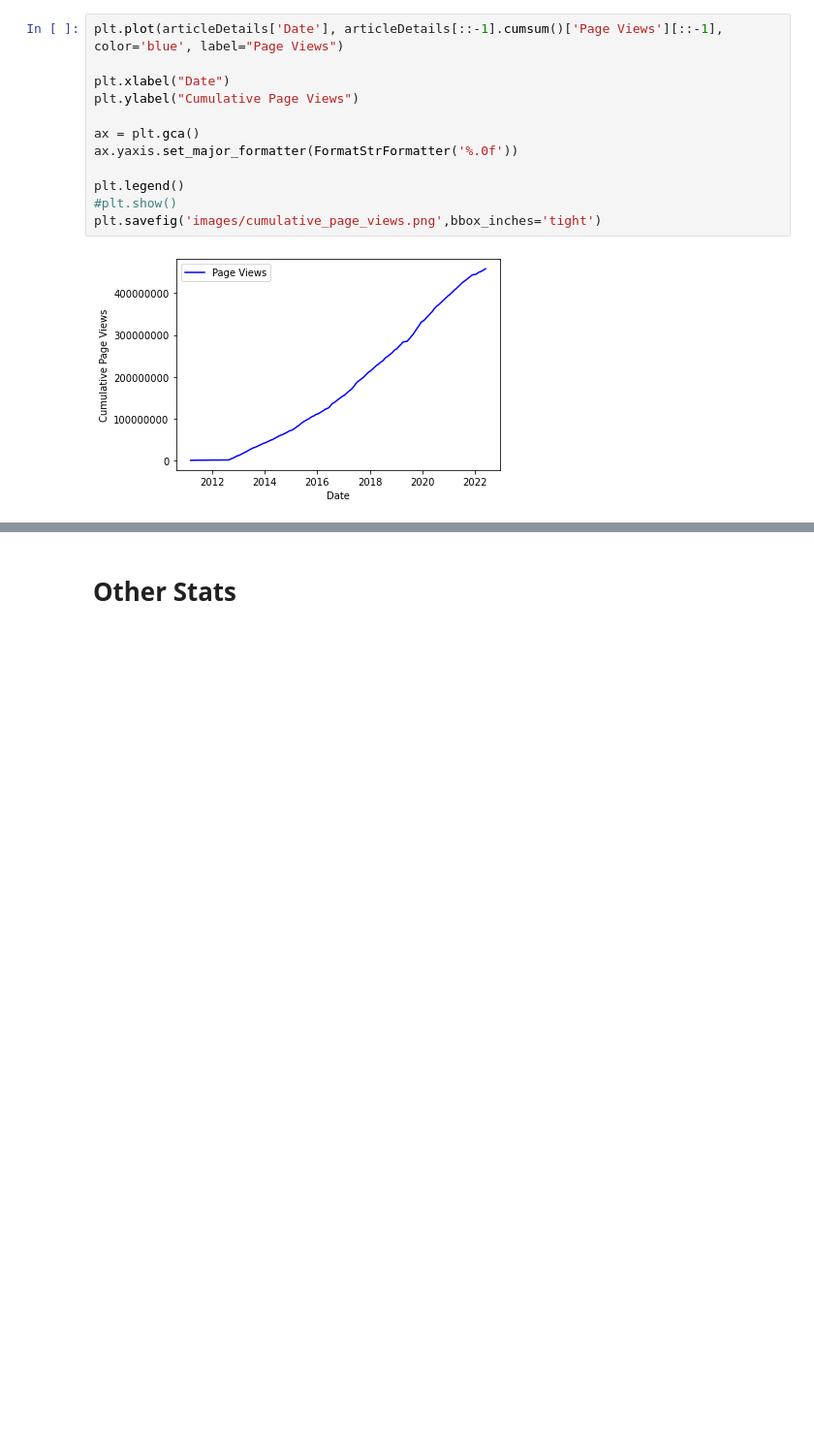
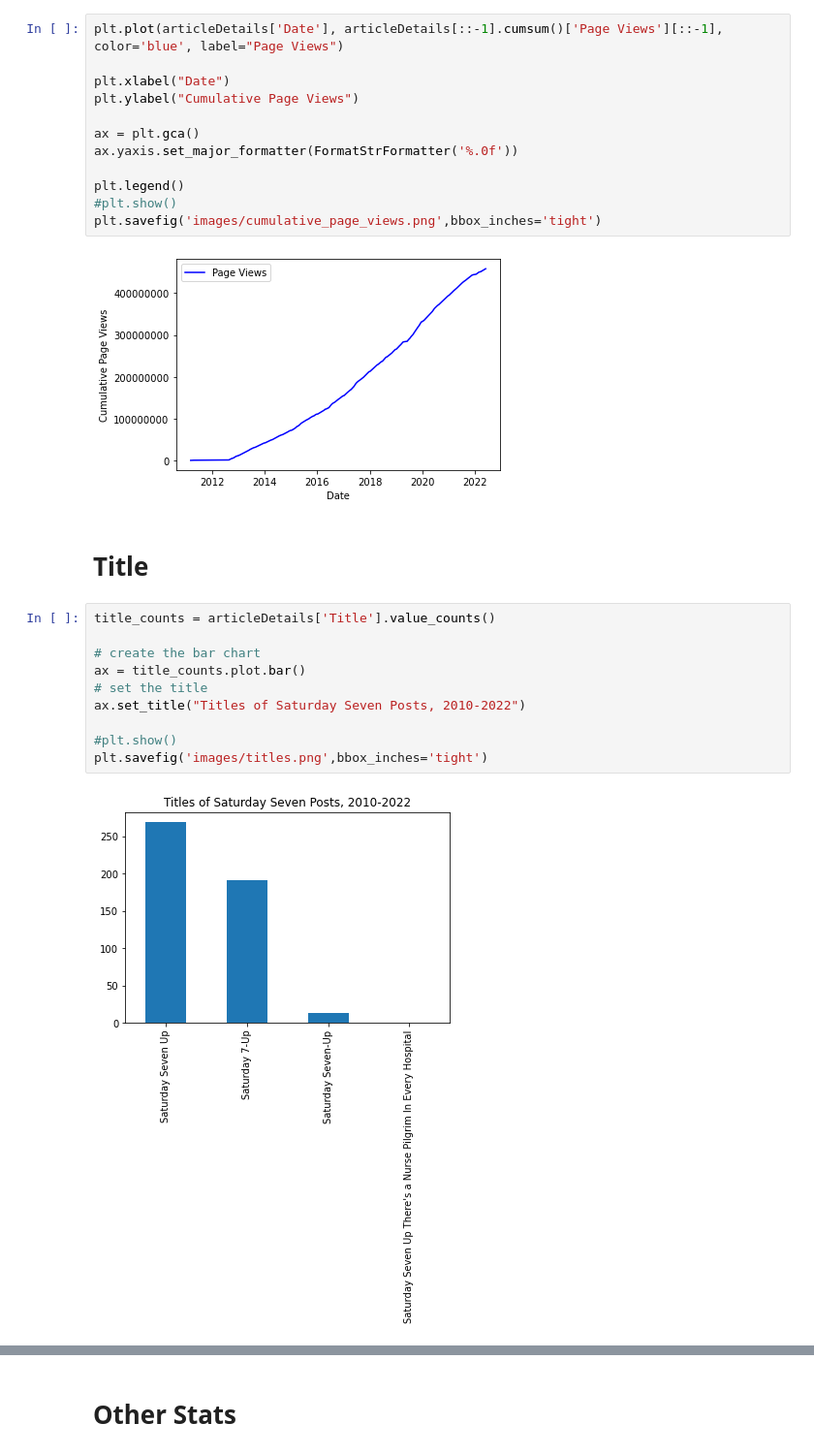
Before and after one commit to groegercesg/Guido_Fawkes_Analysis, a Jupyter notebook: analysis.ipynb, the cells around one changed output, grey strips where cells are left out. Shown at 97% size. Saved outputs shown, nothing was run; the diff lists cells and outputs as text; blank space fills up the shorter version.

Commit message:
Lots of analysis pertaining to the highly meta subject of Saturday Seven Up posts

```diff
--- a/analysis.ipynb
+++ b/analysis.ipynb
@@ -334,3 +321,17 @@ plt.legend()
 plt.savefig('images/cumulative_page_views.png',bbox_inches='tight')
 # %% [output]
 [figure]
+# %% [markdown]
+# Title
+# %%
+title_counts = articleDetails['Title'].value_counts()
+
+# create the bar chart
+ax = title_counts.plot.bar()
+# set the title
+ax.set_title("Titles of Saturday Seven Posts, 2010-2022")
+
+#plt.show()
+plt.savefig('images/titles.png',bbox_inches='tight')
+# %% [output]
+[figure, added]
```
Also changed, not shown: parts of 10 cells of this notebook, 8 other files.
